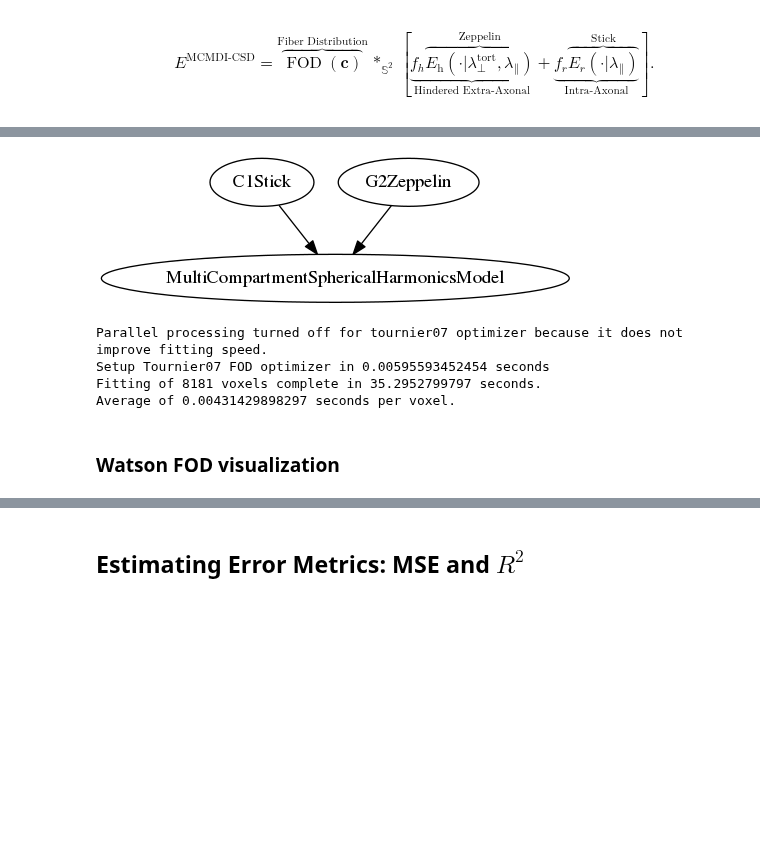
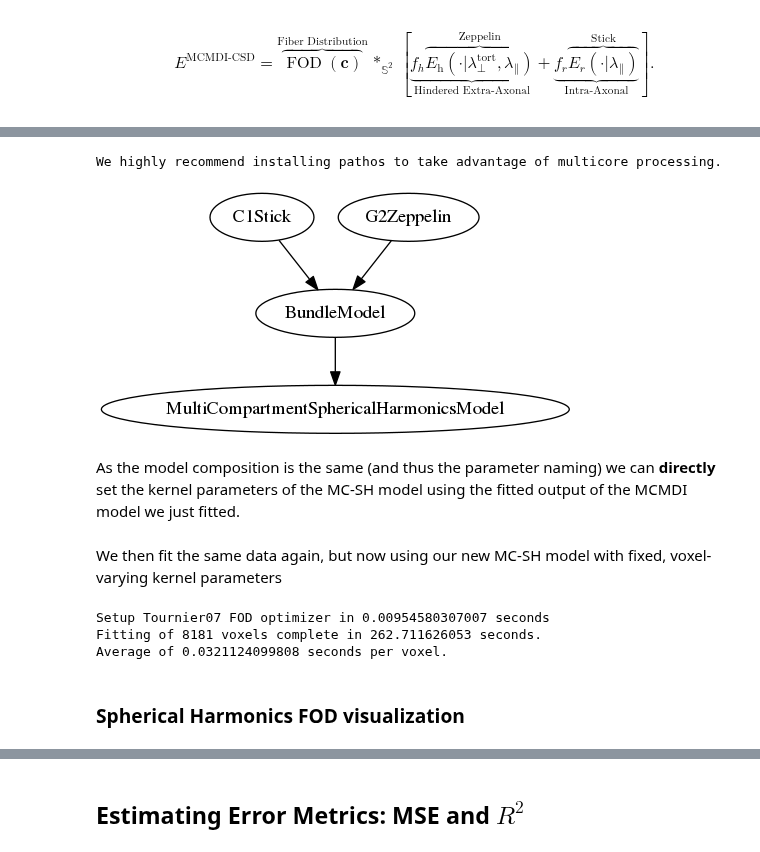
Before and after one commit to AthenaEPI/dmipy, a Jupyter notebook: examples/example_multi_compartment_spherical_mean_technique.ipynb, the cells around one changed output, grey strips where cells are left out. Drawn from its saved outputs; the diff is of its cells as text; code cells hidden in the pictures; blank space fills up the shorter version.

Commit message:
Adds non-distributed bundle model to distributed models.

```diff
--- a/examples/example_multi_compartment_spherical_mean_technique.ipynb
+++ b/examples/example_multi_compartment_spherical_mean_technique.ipynb
@@ -37,0 +38,6 @@ Then we give these models as input for the MultiCompartmentSphericalMeanModel in
+# %%
+from dmipy.distributions.distribute_models import BundleModel
+bundle = BundleModel([stick, zeppelin])
+bundle.set_tortuous_parameter('G2Zeppelin_1_lambda_perp',
+    'C1Stick_1_lambda_par','partial_volume_0')
+bundle.set_equal_parameter('G2Zeppelin_1_lambda_par', 'C1Stick_1_lambda_par')
@@ -121,6 +119,12 @@ mcmdi_csd_mod = mcdmi_fit_hcp.return_spherical_harmonics_fod_model()
 # %%
+mcmdi_csd_mod = modeling_framework.MultiCompartmentSphericalHarmonicsModel(
+    models=[bundle])
+
 from IPython.display import Image
 mcmdi_csd_mod.visualize_model_setup(view=False, cleanup=False)
 Image('Model Setup.png')
 # %% [output]
+We highly recommend installing pathos to take advantage of multicore processing.
-[figure, old version]
+[figure, new version]
+# %% [markdown]
+As the model composition is the same (and thus the parameter naming) we can **directly** set the kernel parameters of the MC-SH model using the fitted output of the MCMDI model we just fitted.
@@ -127,11 +134,12 @@ Image('Model Setup.png')
+# %% [markdown]
+We then fit the same data again, but now using our new MC-SH model with fixed, voxel-varying kernel parameters
 # %%
-mcmdi_csd_fit = mcmdi_csd_mod.fit(scheme_hcp, data_hcp)
+mcmdi_csd_fit = mcmdi_csd_mod.fit(scheme_hcp, data_hcp, mask=data_hcp[..., 0]>0)
 # %% [output]
-Parallel processing turned off for tournier07 optimizer because it does not improve fitting speed.
-Setup Tournier07 FOD optimizer in 0.00595593452454 seconds
-Fitting of 8181 voxels complete in 35.2952799797 seconds.
-Average of 0.00431429898297 seconds per voxel.
+Setup Tournier07 FOD optimizer in 0.00954580307007 seconds
+Fitting of 8181 voxels complete in 262.711626053 seconds.
+Average of 0.0321124099808 seconds per voxel.
 # %% [markdown]
-### Watson FOD visualization
+### Spherical Harmonics FOD visualization
 # %%
 from dipy.data import get_sphere
```
Also changed, not shown: parts of 16 cells of this notebook, 2 other files.
